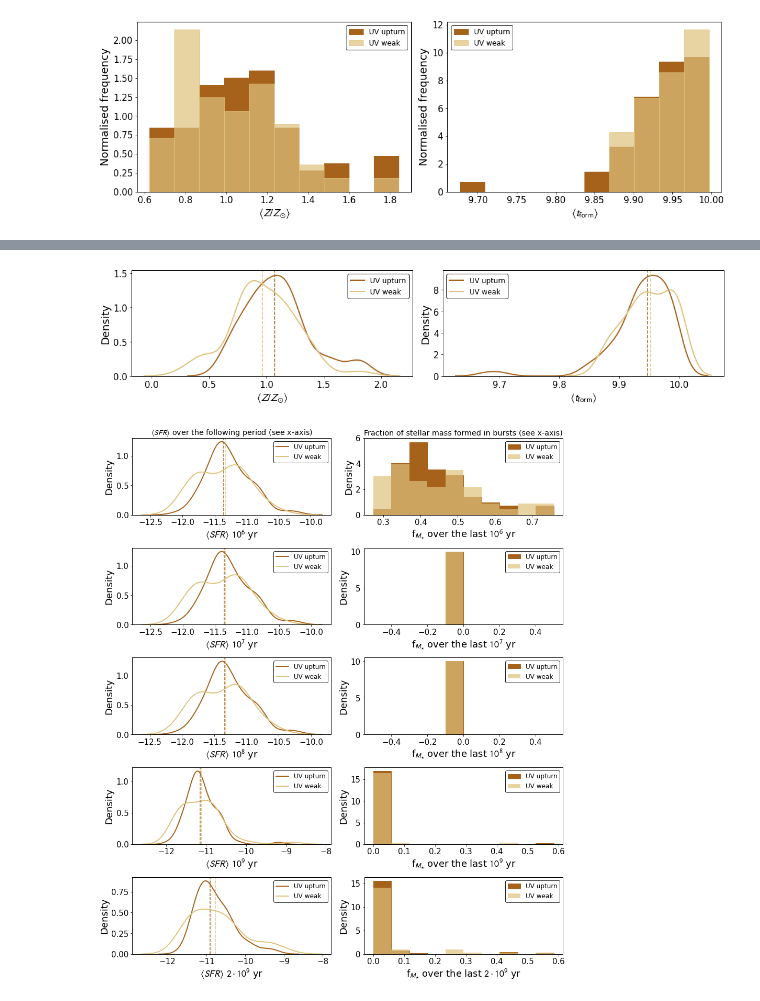
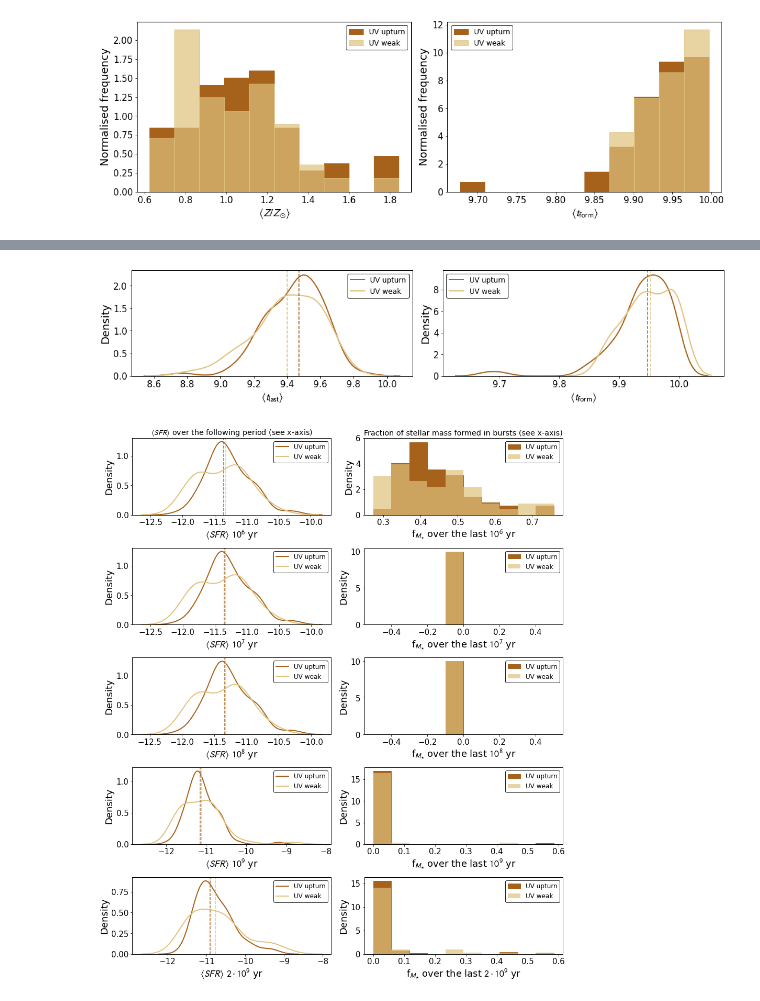
Before and after one commit to mdastro/UVupturn-RSGs, a Jupyter notebook: UV_PSM/PSM_StellarPopsAnalysis_MagPhys.ipynb, the cells around one changed output, grey strips where cells are left out. Drawn from its saved outputs; the diff is of its cells as text; code cells hidden in the pictures.

```diff
--- a/UV_PSM/PSM_StellarPopsAnalysis_MagPhys.ipynb
+++ b/UV_PSM/PSM_StellarPopsAnalysis_MagPhys.ipynb
@@ -194,34 +223,33 @@ plt.show()
 # %%
 plt.rcParams.update(plotpars_2cols)
+plt.subplots(figsize=(15,3.5))
 
-plt.subplots(figsize=(15,3.5))
 plt.subplot(1,2,1)
-sns.kdeplot(uv_upturn['metalicity_Z_Zo_percentile50'], color=palette[1], label='UV upturn', linewidth=2.)
-sns.kdeplot(uv_weak['metalicity_Z_Zo_percentile50'], color=palette[0], label='UV weak', linewidth=2.)
+sns.kdeplot(uv_upturn['tlastb_percentile50'], color=palette[1], label='UV upturn', linewidth=2.)
+sns.kdeplot(uv_weak['tlastb_percentile50'], color=palette[0], label='UV weak', linewidth=2.)
 # plt.yscale('log')
-plt.axvline(x=np.median(uv_upturn['metalicity_Z_Zo_percentile50'].values), color=palette[1], linestyle='--')
-plt.axvline(x=np.median(uv_weak['metalicity_Z_Zo_percentile50'].values), color=palette[0], linestyle='--')
+plt.axvline(x=np.median(uv_upturn['tlastb_percentile50'].values), color=palette[1], linestyle='--')
+plt.axvline(x=np.median(uv_weak['tlastb_percentile50'].values), color=palette[0], linestyle='--')
+plt.xlabel(r"$\left<t_{\rm{last}}\right>$")
+plt.ylabel('Density')
 plt.legend(loc='best')
-plt.xlabel(r"$\left<Z/Z_{\odot}\right>$")
-plt.ylabel('Density')
-
 
 plt.subplot(1,2,2)
 sns.kdeplot(uv_upturn['tform_percentile50'], color=palette[1], label='UV upturn', linewidth=2.)
 sns.kdeplot(uv_weak['tform_percentile50'], color=palette[0], label='UV weak', linewidth=2.)
 # plt.yscale('log')
 plt.axvline(x=np.median(uv_upturn['tform_percentile50'].values), color=palette[1], linestyle='--')
 plt.axvline(x=np.median(uv_weak['tform_percentile50'].values), color=palette[0], linestyle='--')
 plt.xlabel(r"$\left<t_{\rm{form}}\right>$")
 plt.ylabel('Density')
 plt.legend(loc='best')
 
 plt.tight_layout()
-plt.savefig(os.path.join(psm_path, 'psm_magphys_met_tform_kernel.png'))
-plt.savefig(os.path.join(psm_path, 'psm_magphys_met_tform_kernel.pdf'))
+plt.savefig(os.path.join(psm_path, 'psm_magphys_tlast_tform_kernel.png'))
+plt.savefig(os.path.join(psm_path, 'psm_magphys_tlast_tform_kernel.pdf'))
 plt.show()
 # %% [output]
-[figure, old version]
+[figure, new version]
 # %%
 plt.rcParams.update(plotpars_2cols)
 plt.subplots(figsize=(13, 15))
```
Also changed, not shown: parts of 11 cells of this notebook.
